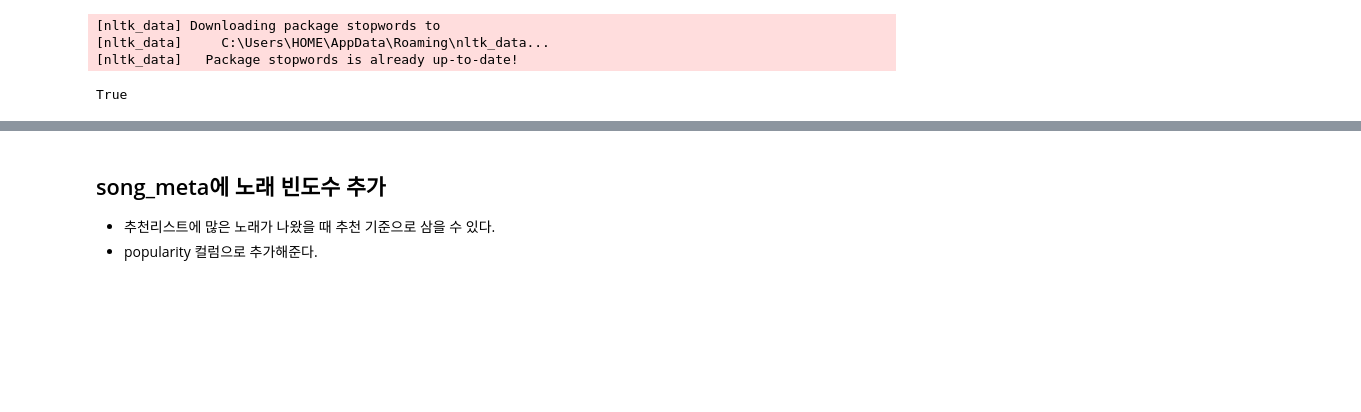
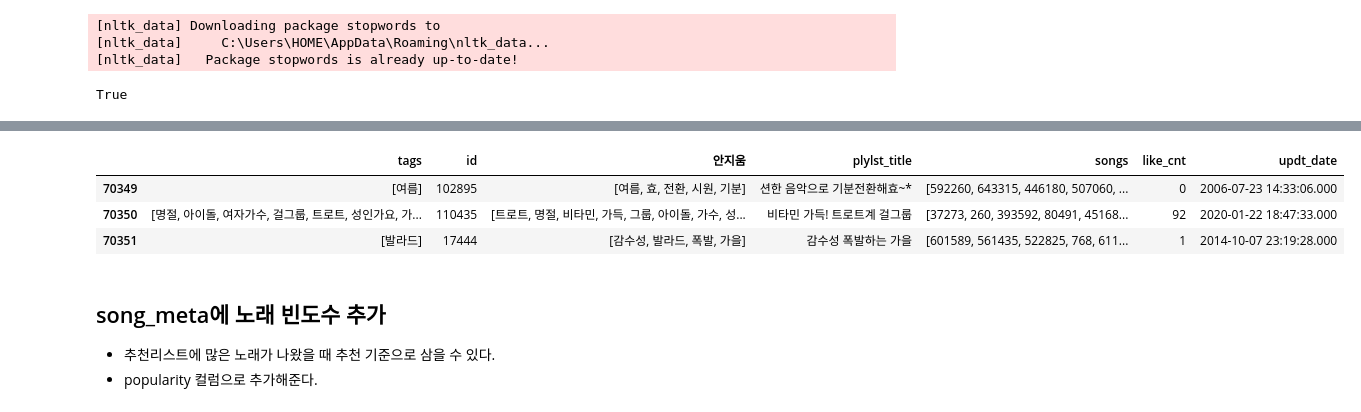
Before and after one commit to RecommendU/ForU, a Jupyter notebook: 박정호/[새로운 태그별_베스트노래추천].ipynb, the cells around one changed output, grey strips where cells are left out. Drawn from its saved outputs; the diff is of its cells as text; code cells hidden in the pictures; blank space fills up the shorter version.

```diff
--- a/박정호/[새로운 태그별_베스트노래추천].ipynb
+++ b/박정호/[새로운 태그별_베스트노래추천].ipynb
@@ -60,5 +68,12 @@ display(song_meta.head(1))
 |  | song_gn_dtl_gnr_basket | issue_date | album_name | album_id | artist_id_basket | song_name | ... |
 | 0 | [GN0901] | 20140512 | 불후의 명곡 - 7080 추억의 얄개시대 팝송베스트 | 2255639 | [2727] | Feelings | ... |
+# %%
+train[70349:70352]
+# %% [output]
+|  | tags | id | 안지움 | plylst_title | songs | like_cnt | updt_date |
+| 70349 | [여름] | 102895 | [여름, 효, 전환, 시원, 기분] | 션한 음악으로 기분전환해효~* | [592260, 643315, 446180, 507060, ... | 0 | 2006-07-23 14:33:06.000 |
+| 70350 | [명절, 아이돌, 여자가수, 걸그룹, 트로트, 성인가요, 가... | 110435 | [트로트, 명절, 비타민, 가득, 그룹, 아이돌, 가수, 성... | 비타민 가득! 트로트계 걸그룹 | [37273, 260, 393592, 80491, 45168... | 92 | 2020-01-22 18:47:33.000 |
+| 70351 | [발라드] | 17444 | [감수성, 발라드, 폭발, 가을] | 감수성 폭발하는 가을 | [601589, 561435, 522825, 768, 611... | 1 | 2014-10-07 23:19:28.000 |
 # %% [markdown]
 ## song_meta에 노래 빈도수 추가
 - 추천리스트에 많은 노래가 나왔을 때 추천 기준으로 삼을 수 있다.
```
Also changed, not shown: parts of 9 cells of this notebook.
